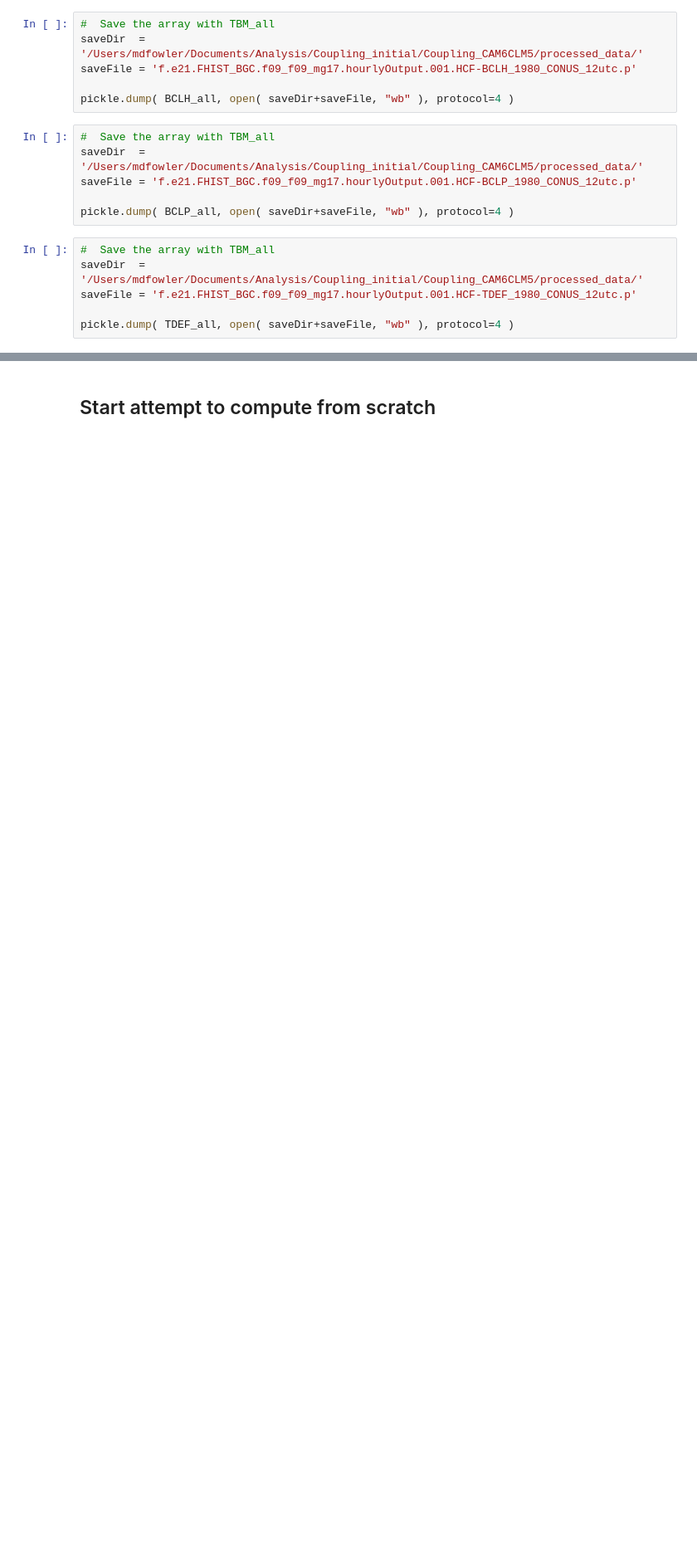
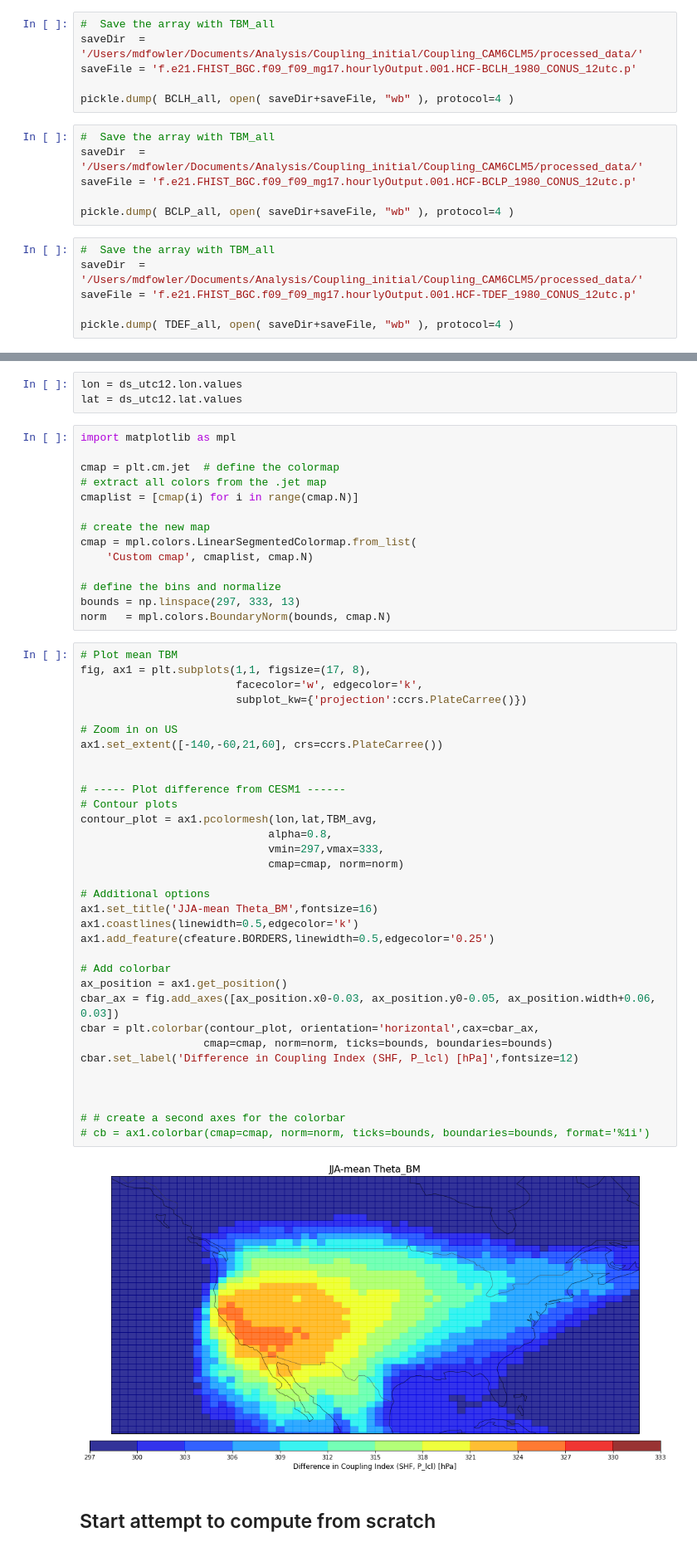
Before and after one commit to megandevlan/Coupling_CAM6CLM5, a Jupyter notebook: HCF_scratch.ipynb, the cells around one changed output, grey strips where cells are left out. Shown: that part at 83% size. Cells and saved outputs as stored; diff of their text form; blank space fills up the shorter version.

```diff
--- a/HCF_scratch.ipynb
+++ b/HCF_scratch.ipynb
@@ -243,3 +257,55 @@ pickle.dump( TDEF_all, open( saveDir+saveFile, "wb" ), protocol=4 )
+# %%
+lon = ds_utc12.lon.values
+lat = ds_utc12.lat.values
+# %%
+import matplotlib as mpl
+
+cmap = plt.cm.jet  # define the colormap
+# extract all colors from the .jet map
+cmaplist = [cmap(i) for i in range(cmap.N)]
+
+# create the new map
+cmap = mpl.colors.LinearSegmentedColormap.from_list(
+    'Custom cmap', cmaplist, cmap.N)
+
+# define the bins and normalize
+bounds = np.linspace(297, 333, 13)
+norm   = mpl.colors.BoundaryNorm(bounds, cmap.N)
+# %%
+# Plot mean TBM
+fig, ax1 = plt.subplots(1,1, figsize=(17, 8),
+                        facecolor='w', edgecolor='k',
+                        subplot_kw={'projection':ccrs.PlateCarree()})
+
+# Zoom in on US
+ax1.set_extent([-140,-60,21,60], crs=ccrs.PlateCarree())
+
+
+# ----- Plot difference from CESM1 ------
+# Contour plots
+contour_plot = ax1.pcolormesh(lon,lat,TBM_avg,
+                             alpha=0.8,
+                             vmin=297,vmax=333,
+                             cmap=cmap, norm=norm)
+
+# Additional options
+ax1.set_title('JJA-mean Theta_BM',fontsize=16)
+ax1.coastlines(linewidth=0.5,edgecolor='k')
+ax1.add_feature(cfeature.BORDERS,linewidth=0.5,edgecolor='0.25')
+
+# Add colorbar
+ax_position = ax1.get_position()
+cbar_ax = fig.add_axes([ax_position.x0-0.03, ax_position.y0-0.05, ax_position.width+0.06, 0.03])
+cbar = plt.colorbar(contour_plot, orientation='horizontal',cax=cbar_ax,
+                   cmap=cmap, norm=norm, ticks=bounds, boundaries=bounds)
+cbar.set_label('Difference in Coupling Index (SHF, P_lcl) [hPa]',fontsize=12)
+
+
+
+# # create a second axes for the colorbar
+# cb = ax1.colorbar(cmap=cmap, norm=norm, ticks=bounds, boundaries=bounds, format='%1i')
+# %% [output]
+[figure, added]
 # %% [markdown]
 ## Start attempt to compute from scratch
 # %%
```
Also changed, not shown: parts of 7 cells of this notebook.
